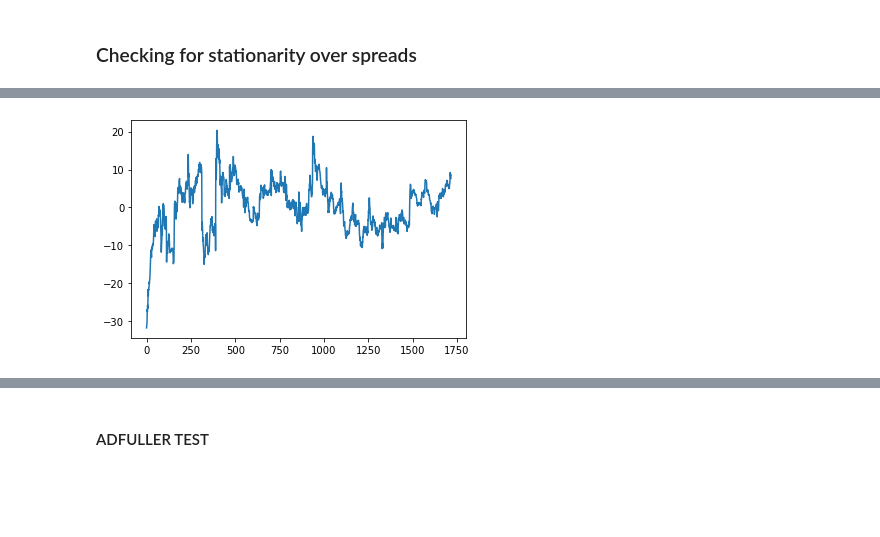
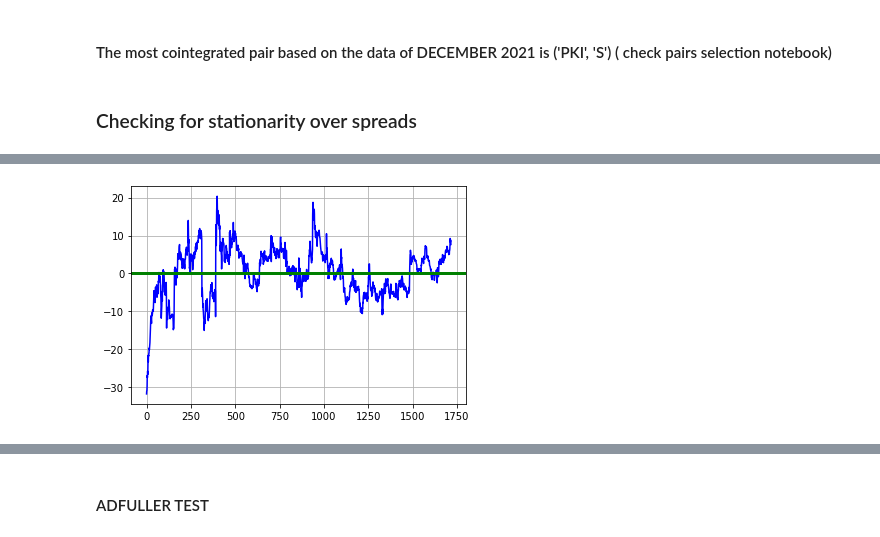
Before and after one commit to myihbach/Pairs_Trading_Deep_Q_Learning, a Jupyter notebook: Code/Pairs trading BOT.ipynb, the cells around one changed output, grey strips where cells are left out. Cells and saved outputs as stored; diff of their text form; code cells hidden in the pictures; blank space fills up the shorter version.

```diff
--- a/Code/Pairs trading BOT.ipynb
+++ b/Code/Pairs trading BOT.ipynb
@@ -101,3 +8,5 @@ Name: Close, dtype: float64
+# %% [markdown]
+#### The most cointegrated pair based on the data of DECEMBER 2021 is ('PKI', 'S') ( check pairs selection notebook)
 # %%
 ## the most cointegrated pair
 stock1 = pd.read_csv('data/2021-december/PKI.csv')
@@ -111,6 +20,8 @@ spread = stock1.Close - beta * stock2.Close
 import matplotlib.pyplot as plt
 # %%
 print("The mean of the spread is :",spread.mean())
-plt.plot(spread)
+plt.plot(spread,'b')
+plt.axhline(y=spread.mean(), color='g', linestyle='-',linewidth=3)
+plt.grid()
 plt.show()
 # %% [output]
@@ -118 +29 @@ The mean of the spread is : 0.21564519689464232
-[figure, old version]
+[figure, new version]
```
Also changed, not shown: parts of 22 cells of this notebook, 3 other files.
